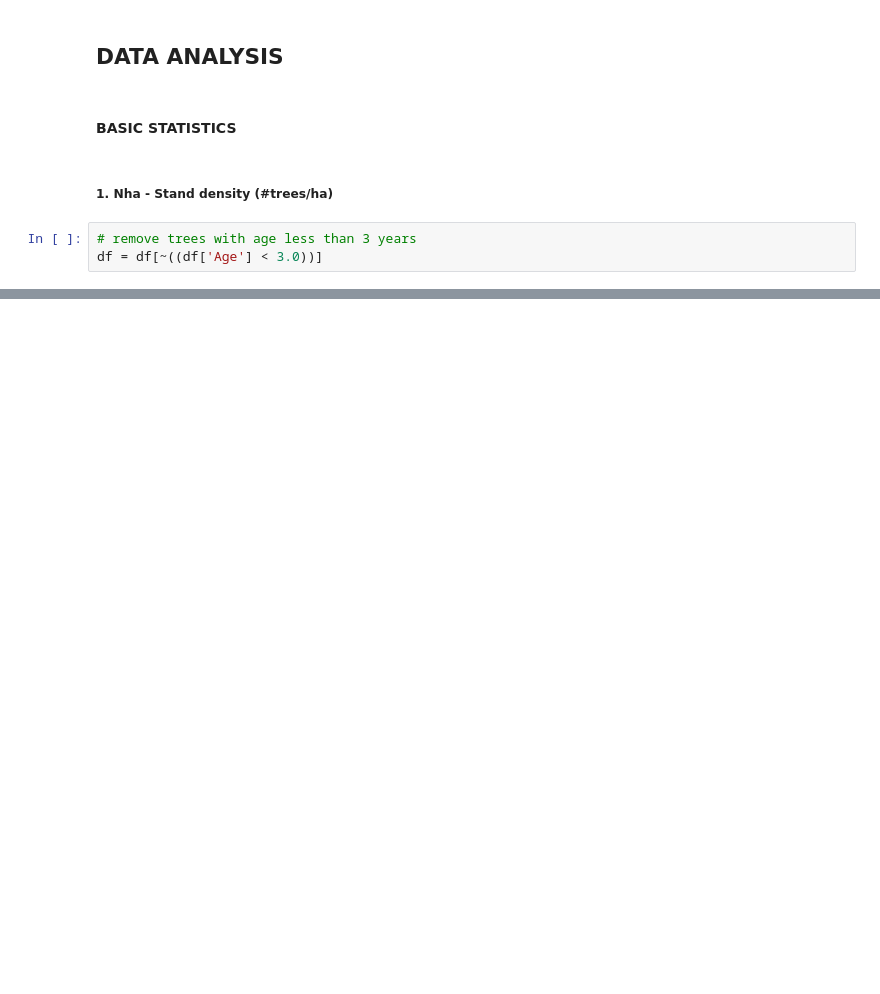
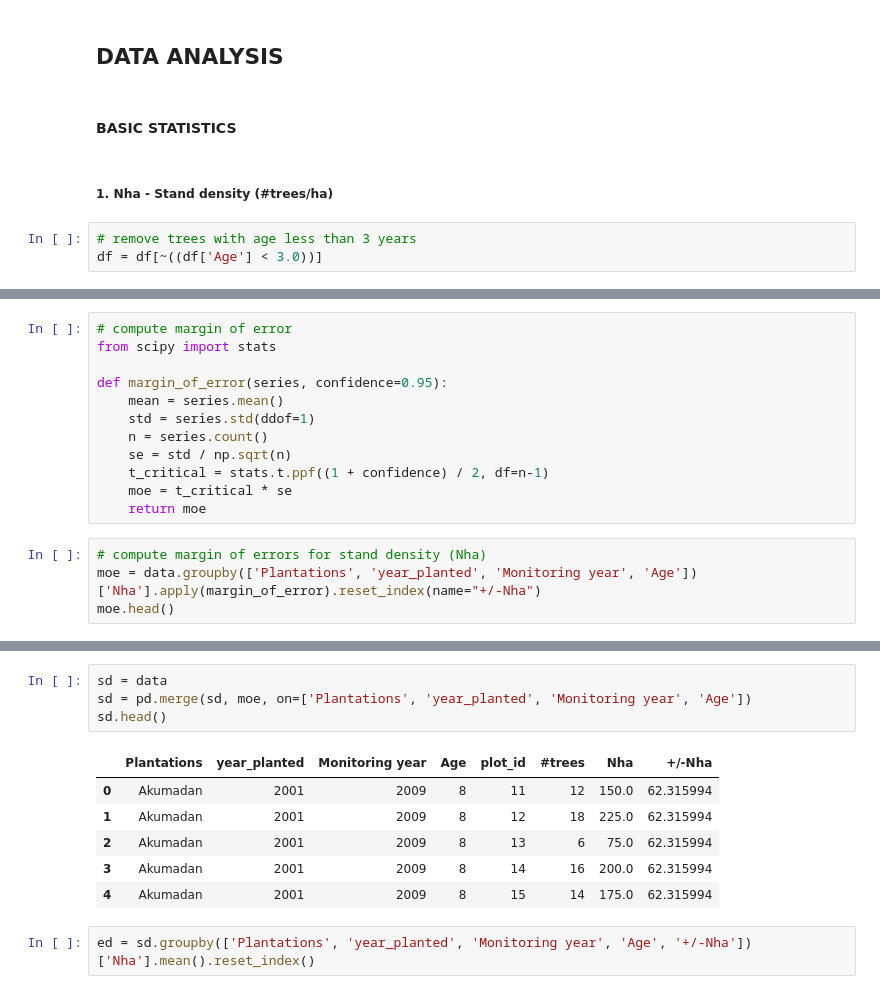
Before and after one commit to ds-gowusu/data_predictor_model, a Jupyter notebook: data_analytics.ipynb, the cells around one changed output, grey strips where cells are left out. Drawn from its saved outputs; the diff is of its cells as text; blank space fills up the shorter version.

Commit message:
added margin of error

```diff
--- a/data_analytics.ipynb
+++ b/data_analytics.ipynb
@@ -485,0 +484,16 @@ sd.head()
+# %%
+# compute margin of error
+from scipy import stats
+
+def margin_of_error(series, confidence=0.95):
+    mean = series.mean()
+    std = series.std(ddof=1)
+    n = series.count()
+    se = std / np.sqrt(n)
+    t_critical = stats.t.ppf((1 + confidence) / 2, df=n-1)
+    moe = t_critical * se
+    return moe
+# %%
+# compute margin of errors for stand density (Nha)
+moe = data.groupby(['Plantations', 'year_planted', 'Monitoring year', 'Age'])['Nha'].apply(margin_of_error).reset_index(name="+/-Nha")
+moe.head()
@@ -485,0 +507,13 @@ sd.head()
+# %%
+sd = data
+sd = pd.merge(sd, moe, on=['Plantations', 'year_planted', 'Monitoring year', 'Age'])
+sd.head()
+# %% [output]
+|  | Plantations | year_planted | Monitoring year | Age | plot_id | #trees | Nha | +/-Nha |
+| 0 | Akumadan | 2001 | 2009 | 8 | 11 | 12 | 150.0 | 62.315994 |
+| 1 | Akumadan | 2001 | 2009 | 8 | 12 | 18 | 225.0 | 62.315994 |
+| 2 | Akumadan | 2001 | 2009 | 8 | 13 | 6 | 75.0 | 62.315994 |
+| 3 | Akumadan | 2001 | 2009 | 8 | 14 | 16 | 200.0 | 62.315994 |
+| 4 | Akumadan | 2001 | 2009 | 8 | 15 | 14 | 175.0 | 62.315994 |
+# %%
+ed = sd.groupby(['Plantations', 'year_planted', 'Monitoring year', 'Age', '+/-Nha'])['Nha'].mean().reset_index()
```
Also changed, not shown: parts of 8 cells of this notebook.
